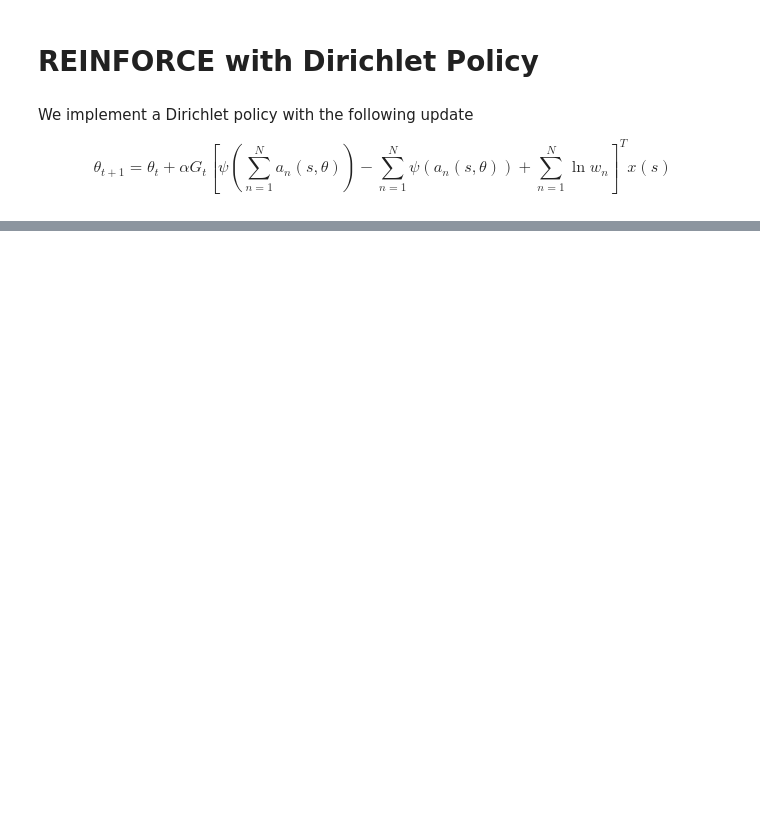
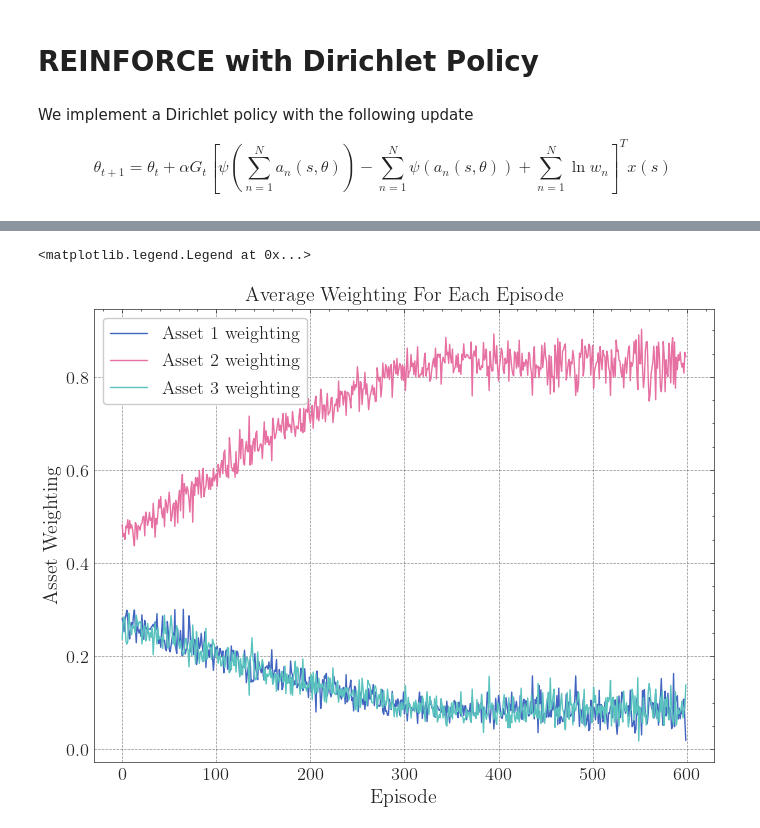
Before and after one commit to mjhoshea/portfolio-optimisation, a Jupyter notebook: notebooks/ch4/dirichlet_policy.ipynb, the cells around one changed output, grey strips where cells are left out. Drawn from its saved outputs; the diff is of its cells as text; code cells hidden in the pictures; blank space fills up the shorter version.

```diff
--- a/notebooks/ch4/dirichlet_policy.ipynb
+++ b/notebooks/ch4/dirichlet_policy.ipynb
@@ -235,0 +162,18 @@ findfont: Font family ['consolas'] not found. Falling back to DejaVu Sans.
+# %%
+av_weights = []
+for i in range(600):
+    avs = np.array(weights)[i][3:].mean(axis=0)
+    av_weights.append(avs)
+wn_over_time = list(zip(*av_weights))
+# %%
+plt.figure(figsize=(8, 6), dpi=100)
+plt.plot(wn_over_time[0], label='Asset 1 weighting')
+plt.plot(wn_over_time[1], label='Asset 2 weighting')
+plt.plot(wn_over_time[2], label='Asset 3 weighting')
+plt.title('Average Weighting For Each Episode')
+plt.xlabel('Episode')
+plt.ylabel('Asset Weighting')
+plt.legend()
+# %% [output]
+<matplotlib.legend.Legend at 0x...>
+[figure, added]
```
Also changed, not shown: parts of 26 cells of this notebook, 12 other files.
